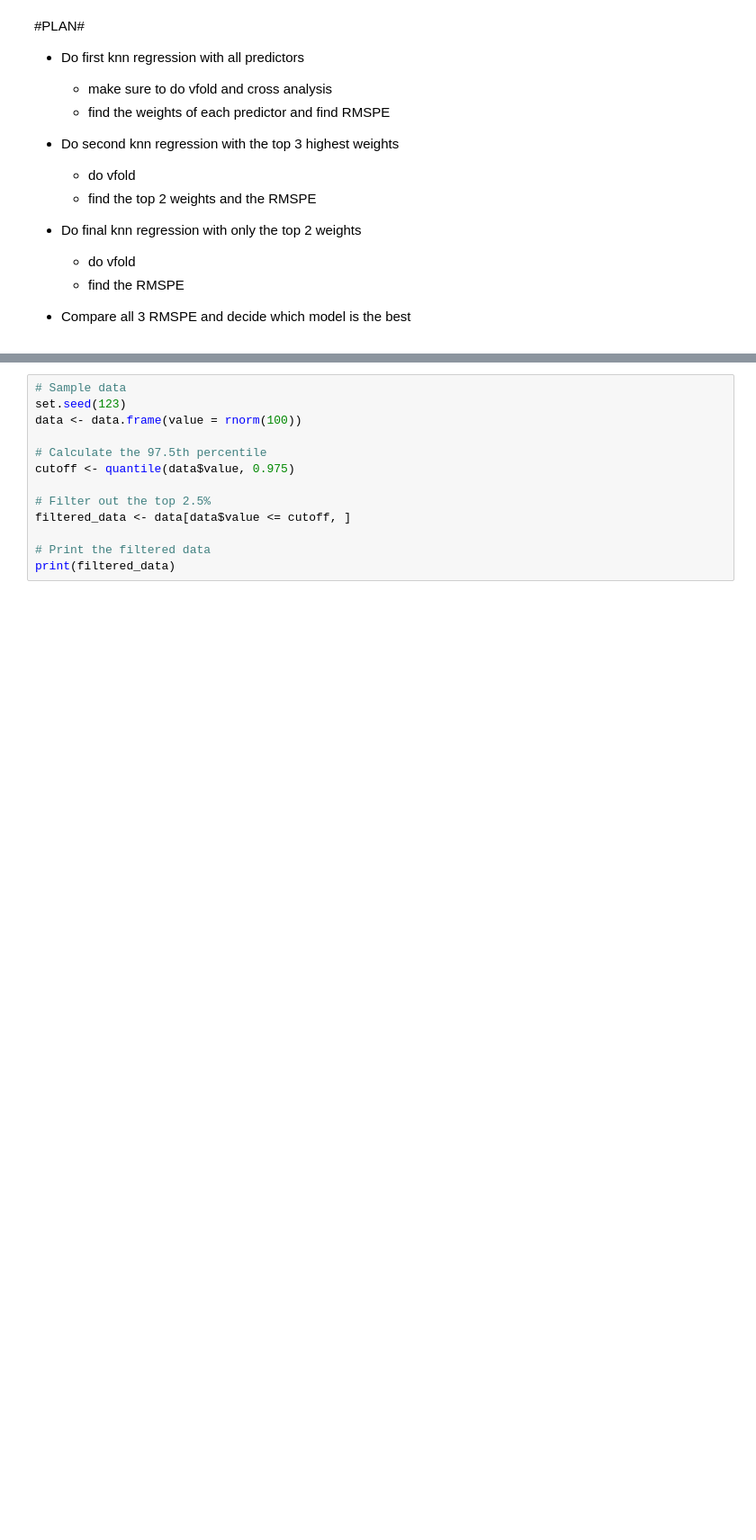
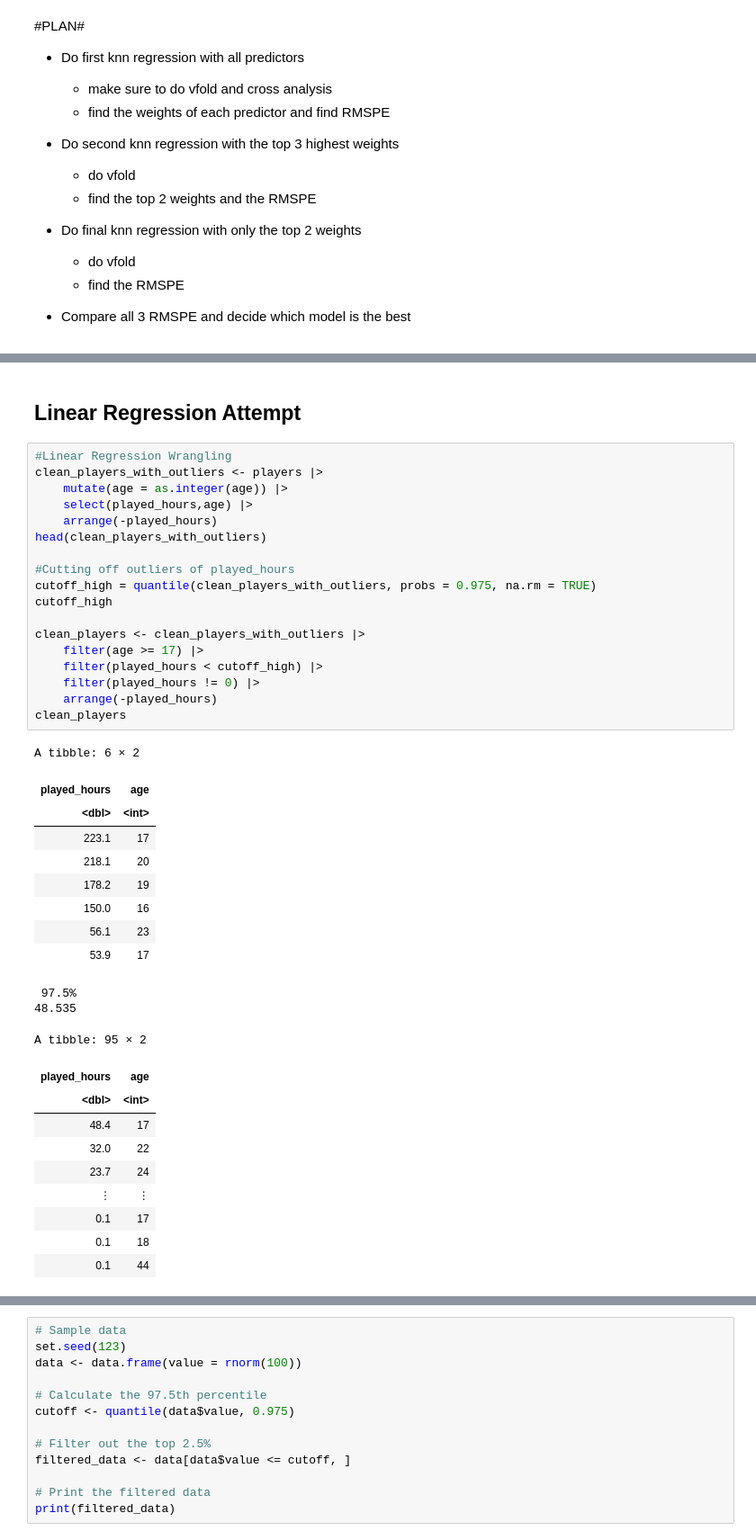
Before and after one commit to Snowy129/DSCI100-Project, a Jupyter notebook: Group Project.ipynb, the cells around one changed output, grey strips where cells are left out. Shown at 90% size. Saved outputs shown, nothing was run; the diff lists cells and outputs as text; blank space fills up the shorter version.

```diff
--- a/Group Project.ipynb
+++ b/Group Project.ipynb
@@ -161,3 +198,45 @@ ERROR: Error in `recipe()`:
+# %% [markdown]
+## Linear Regression Attempt
+# %%
+#Linear Regression Wrangling
+clean_players_with_outliers <- players |>
+    mutate(age = as.integer(age)) |>
+    select(played_hours,age) |>
+    arrange(-played_hours)
+head(clean_players_with_outliers)
+
+#Cutting off outliers of played_hours
+cutoff_high = quantile(clean_players_with_outliers, probs = 0.975, na.rm = TRUE)
+cutoff_high
+
+clean_players <- clean_players_with_outliers |>
+    filter(age >= 17) |>
+    filter(played_hours < cutoff_high) |>
+    filter(played_hours != 0) |>
+    arrange(-played_hours)
+clean_players
+# %% [output]
+A tibble: 6 × 2
+| played_hours | age |
+| <dbl> | <int> |
+| 223.1 | 17 |
+| 218.1 | 20 |
+| 178.2 | 19 |
+| 150.0 | 16 |
+| 56.1 | 23 |
+| 53.9 | 17 |
+ 97.5%
+48.535
+A tibble: 95 × 2
+| played_hours | age |
+| <dbl> | <int> |
+| 48.4 | 17 |
+| 32.0 | 22 |
+| 23.7 | 24 |
+| ⋮ | ⋮ |
+| 0.1 | 17 |
+| 0.1 | 18 |
+| 0.1 | 44 |
 # %%
 knn_spec <- linear_reg() |>
     set_engine("lm") |>
```
Also changed, not shown: parts of 7 cells of this notebook.
